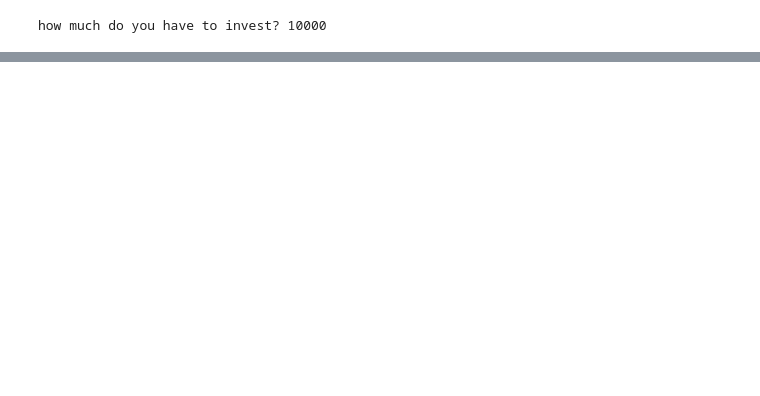
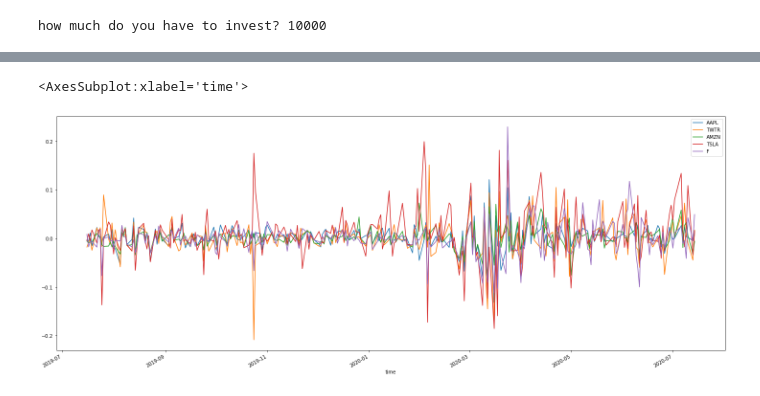
Before and after one commit to derrickclaye/Invest-a-Bull, a Jupyter notebook: analysis.ipynb, the cells around one changed output, grey strips where cells are left out. Drawn from its saved outputs; the diff is of its cells as text; code cells hidden in the pictures; blank space fills up the shorter version.

```diff
--- a/analysis.ipynb
+++ b/analysis.ipynb
@@ -58,0 +62,8 @@ calculate(tickers, capital)
+# %%
+df_portfolio = alpaca.get_barset(
+    tickers,
+    timeframe,
+    start = start,
+    end = end,
+    limit = 1000
+).df
@@ -58,0 +82,2 @@ calculate(tickers, capital)
+# %%
+df_closing = pd.DataFrame()
@@ -58,0 +88,3 @@ calculate(tickers, capital)
+# %%
+for ticker in tickers:
+    df_closing[ticker] = df_portfolio[ticker]['close']
@@ -58,0 +108,12 @@ calculate(tickers, capital)
+# %%
+# STEP 1 - show the investor the risk assessment of investing in these assets
+# retrieve data set
+# calculate percent change (daily returns)
+# 1st visualization - plot daily returns, possibly plot correlatiob of assets as well
+# calculate std from daily returns
+# calculate annualized std then rank assets in terms of riskiness
+# calculate sharp ratios
+# 2nd visualization - plot annualized standard deviations and sharp ratios
+
+daily_returns = df_closing.pct_change().dropna()
+daily_returns.head()
@@ -58,0 +128,5 @@ calculate(tickers, capital)
+# %%
+daily_returns.plot.line(figsize=(25,10))
+# %% [output]
+<AxesSubplot:xlabel='time'>
+[figure, added]
```
Also changed, not shown: parts of 15 cells of this notebook, 2 other files.
